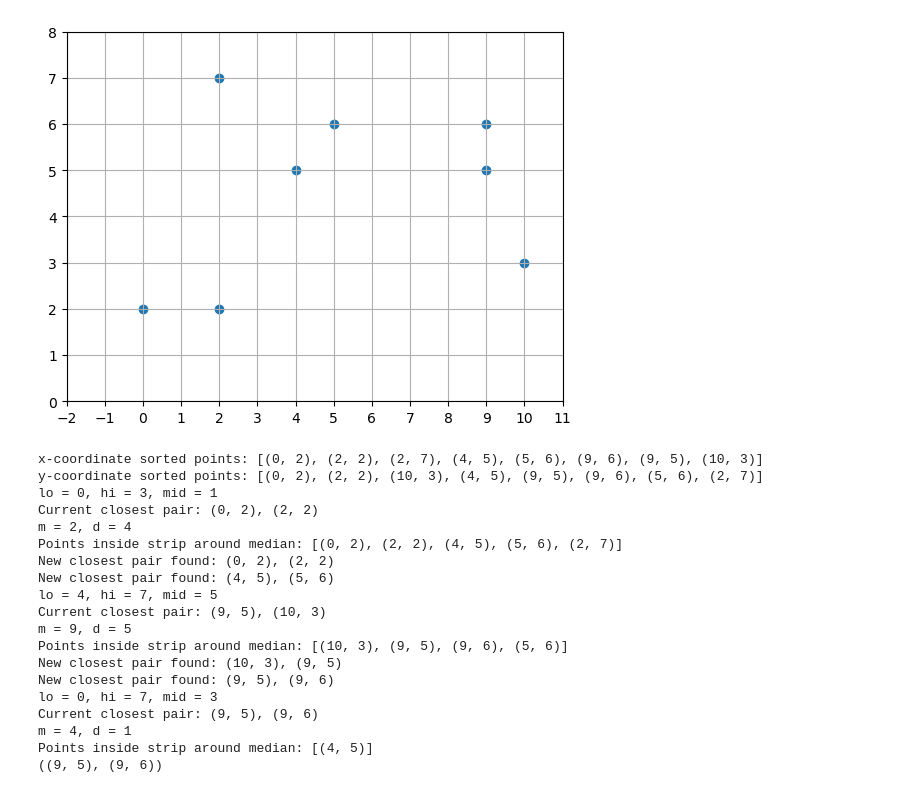
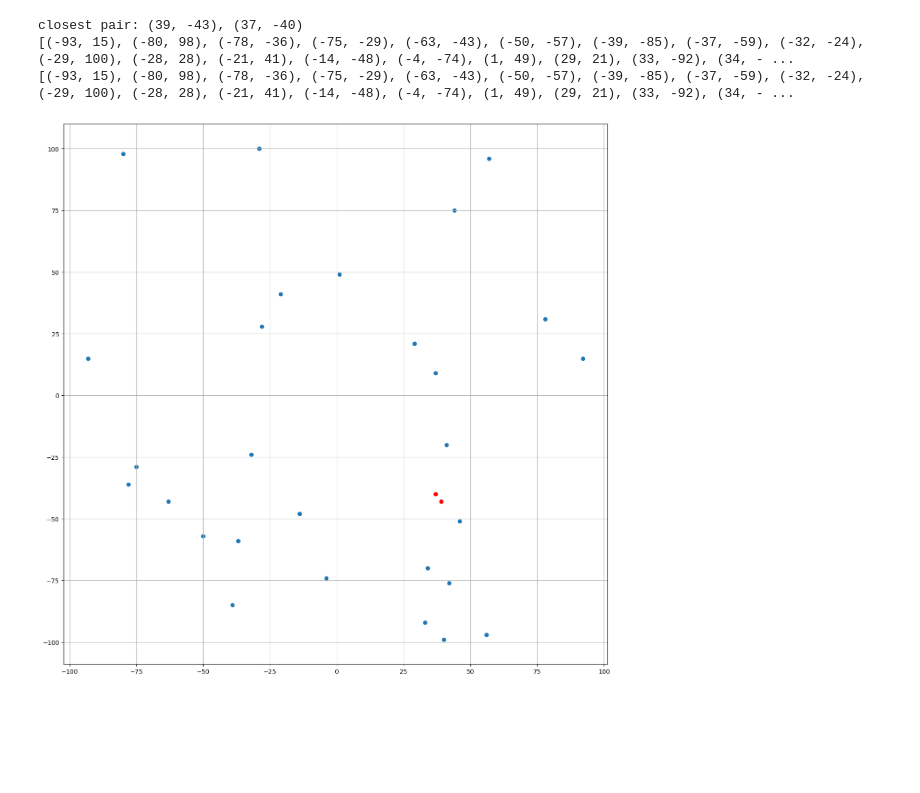
Before and after one commit to tsultan16/Closest_Pair, a Jupyter notebook: closests_pair.ipynb, the cells around one changed output. Saved outputs shown, nothing was run; the diff lists cells and outputs as text; code cells hidden in the pictures; blank space fills up the shorter version.

Commit message:
Added test array with random points

```diff
--- a/closests_pair.ipynb
+++ b/closests_pair.ipynb
@@ -70,9 +70,7 @@ def closest_pair(A):
     # sort in non-decreasing order of y-coordinate
     Q = A.copy()
     quick_sort(Q, 0, len(Q)-1, 1)
-    first = False
-    print(f"x-coordinate sorted points: {A}")
-    print(f"y-coordinate sorted points: {Q}")
+
 
     # call recursive closest pair algorithm
     return closest_pair_rec(A, Q, 0, len(A)-1)
@@ -97,7 +95,7 @@ def closest_pair_rec(A, Q, lo, hi):
             p1, p2 =  p1_R, p2_R
             d = dist(p1_R, p2_R)
 
-        print(f"Current closest pair: {p1}, {p2}")
+        #print(f"Current closest pair: {p1}, {p2}")
 
         # x-coordinate of partition boundary
         m = A[mid][0]
@@ -109,7 +107,7 @@ def closest_pair_rec(A, Q, lo, hi):
             if(abs(Q[i][0] - m) < d):
                 S.append(Q[i])
 
-        print(f"Points inside strip around median: {S}")
+        #print(f"Points inside strip around median: {S}")
 
         # find closest pair of points within the strip with distance smaller than the current known closest pair
         for i in range(len(S)-2):
@@ -120,7 +118,7 @@ def closest_pair_rec(A, Q, lo, hi):
                     # replace with new closest pair
                     p1, p2 = S[i], S[k]
                     d = dmin
-                    print(f"New closest pair found: {S[i]}, {S[k]}")
+                    #print(f"New closest pair found: {S[i]}, {S[k]}")
 
         return p1, p2
 
@@ -148,39 +146,33 @@ def dist(p1, p2):
 # %%
 import matplotlib.pyplot as plt
 import numpy as np
 
 # test points
-A = [(0,2),(4,5),(2,7),(9,6),(2,2),(10,3),(5,6), (9,5)]
 
+np.random.seed(1)
+Ax = np.random.randint(-100,101, size=(30))
+Ay = np.random.randint(-100,101, size=(30))
+A = [(x,y) for x,y in zip(Ax,Ay)]
 
-x = [p[0] for p in A]
-y = [p[1] for p in A]
+p1, p2 = closest_pair(A)
+print(f"closest pair: {p1}, {p2}")
 
+A_wo_closest_pair = [(p[0],p[1]) for p in A if ((p != p1) and (p != p2))]
+print(A)
+print(A_wo_closest_pair)
+
+x = [p[0] for p in A_wo_closest_pair]
+y = [p[1] for p in A_wo_closest_pair]
+
+plt.figure(figsize=(16,16))
 plt.scatter(x,y)
-plt.xticks(np.arange(min(x)-2, max(x)+2, 1))
-plt.yticks(np.arange(min(y)-2, max(y)+2, 1))
+plt.scatter([p1[0], p2[0]],[p1[1], p2[1]], color='red')
+#plt.xticks(np.arange(min(x)-2, max(x)+2, 1))
+#plt.yticks(np.arange(min(y)-2, max(y)+2, 1))
 plt.grid()
 plt.show()
-
-print(closest_pair(A))
 # %% [output]
+closest pair: (39, -43), (37, -40)
+[(-93, 15), (-80, 98), (-78, -36), (-75, -29), (-63, -43), (-50, -57), (-39, -85), (-37, -59), (-32, -24), (-29, 100), (-28, 28), (-21, 41), (-14, -48), (-4, -74), (1, 49), (29, 21), (33, -92), (34, - ...
+[(-93, 15), (-80, 98), (-78, -36), (-75, -29), (-63, -43), (-50, -57), (-39, -85), (-37, -59), (-32, -24), (-29, 100), (-28, 28), (-21, 41), (-14, -48), (-4, -74), (1, 49), (29, 21), (33, -92), (34, - ...
-[figure, old version]
+[figure, new version]
-x-coordinate sorted points: [(0, 2), (2, 2), (2, 7), (4, 5), (5, 6), (9, 6), (9, 5), (10, 3)]
-y-coordinate sorted points: [(0, 2), (2, 2), (10, 3), (4, 5), (9, 5), (9, 6), (5, 6), (2, 7)]
-lo = 0, hi = 3, mid = 1
-Current closest pair: (0, 2), (2, 2)
-m = 2, d = 4
-Points inside strip around median: [(0, 2), (2, 2), (4, 5), (5, 6), (2, 7)]
-New closest pair found: (0, 2), (2, 2)
-New closest pair found: (4, 5), (5, 6)
-lo = 4, hi = 7, mid = 5
-Current closest pair: (9, 5), (10, 3)
-m = 9, d = 5
-Points inside strip around median: [(10, 3), (9, 5), (9, 6), (5, 6)]
-New closest pair found: (10, 3), (9, 5)
-New closest pair found: (9, 5), (9, 6)
-lo = 0, hi = 7, mid = 3
-Current closest pair: (9, 5), (9, 6)
-m = 4, d = 1
-Points inside strip around median: [(4, 5)]
-((9, 5), (9, 6))
```
